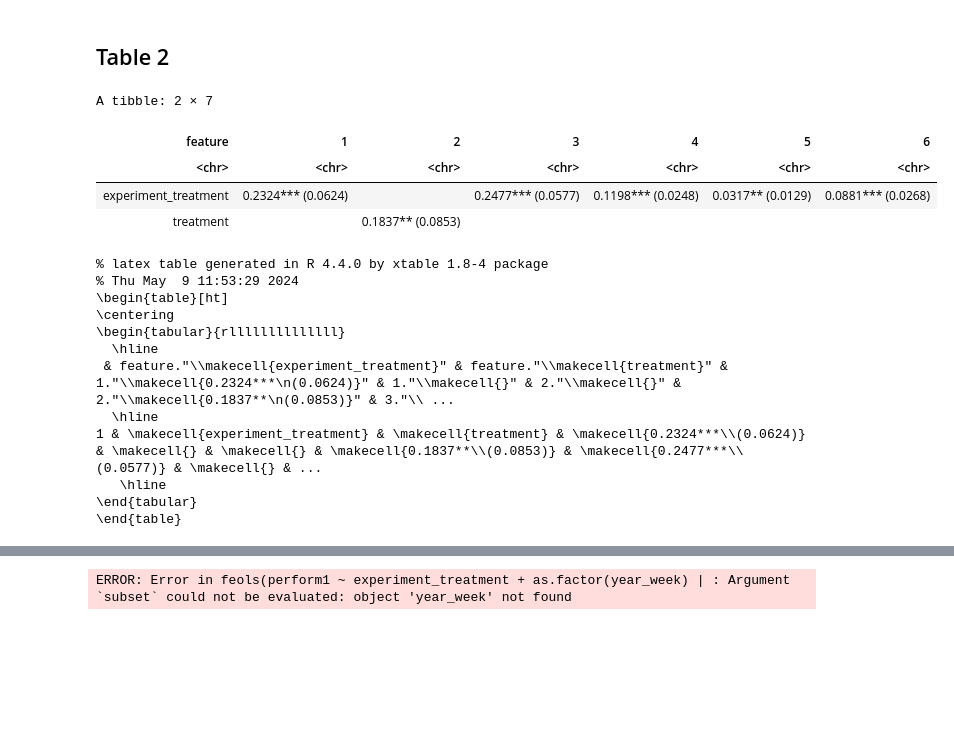
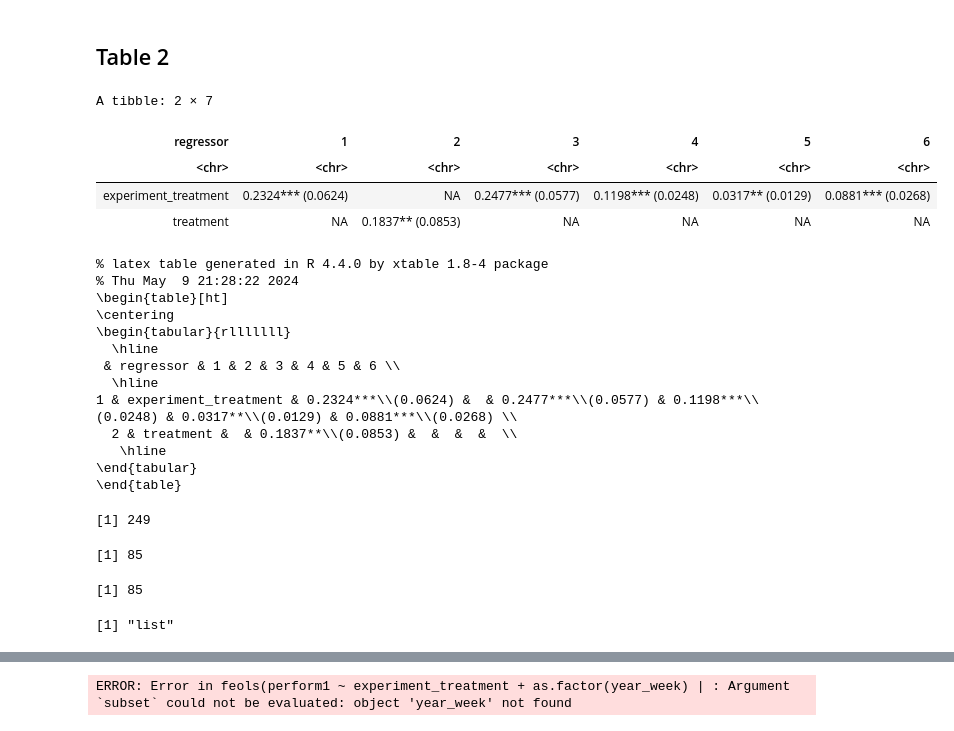
Before and after one commit to 0xandrewdu/stat_230a_final_project, a Jupyter notebook: reproduce_even.ipynb, the cells around one changed output, grey strips where cells are left out. Cells and saved outputs as stored; diff of their text form; code cells hidden in the pictures; blank space fills up the shorter version.

```diff
--- a/reproduce_even.ipynb
+++ b/reproduce_even.ipynb
@@ -67,8 +73,8 @@ wrap_with_makecell <- function(x) {
 }
 
 print_latex <- function (table_data) {
-  table_data <- lapply(table_data, function(x) lapply(x, wrap_with_makecell))
-  table_data <- data.frame(table_data, check.names = FALSE)
+  # table_data <- lapply(table_data, function(x) lapply(x, wrap_with_makecell))
+  # table_data <- data.frame(table_data, check.names = FALSE)
   table_data <- xtable(table_data)
   print(table_data, sanitize.text.function = function(x) gsub("\n", "\\\\\\\\", x))
 }
@@ -100,6 +106,23 @@ extract_2_coefs_factory <- function(feature1, feature2) {
 
   extract_coefs_fn
 }
+# %%
+extract_first_regressor <- function(model) {
+  summary_model <- summary(model)
+  coefs <- summary_model$coefficients
+
+  non_intercept_rows <- row.names(coefs) != "(Intercept)"
+  first_non_intercept <- which(non_intercept_rows)[1]
+
+  coef <- coefs[first_non_intercept, 1]
+  se <- coefs[first_non_intercept, 2]
+  stars <- symnum(coefs[first_non_intercept, 4], corr = FALSE, cutpoints = star_points, symbols = star_symbols)
+
+  regressor <- row.names(coefs)[first_non_intercept]
+
+  data.frame(regressor = regressor,
+             values = str_c(round(coef, digits=4), stars, "\n(", round(se, digits=4), ")"))
+}
 # %% [markdown]
 ## Table 2
 # %%
@@ -121,64 +144,64 @@ col_3_regression <- felm(phonecall ~ experiment_treatment + as.factor(year_week)
 col_4_regression <- felm(logphonecall ~ experiment_treatment + as.factor(year_week) | personid | 0 | personid,
                          data = performance_during_exper,
                          subset = (year_week != 201049 & (expgroup == 1 | expgroup == 0) & !is.na(logcallpersec) & phonecallraw > 20))
 
 col_5_regression <- felm(logcallpersec ~ experiment_treatment + as.factor(year_week) | personid | 0 | personid,
                          data = performance_during_exper,
                          subset = (year_week != 201049 & (expgroup == 1 | expgroup == 0) & !is.na(logphonecall) & phonecallraw > 20))
 
 col_6_regression <- felm(logcalllength ~ experiment_treatment + as.factor(year_week) | personid | 0 | personid,
                          data = performance_during_exper,
                          subset = (year_week != 201049 & (expgroup == 1 | expgroup == 0) & !is.na(logphonecall) & phonecallraw > 20))
 
 # wage_data <- read.dta("wage_new.dta")
 # col_7_regression <- felm(loggrosswage ~ experiment_treatment + as.factor(wage_month) | personid | 0 | personid,
 #                          data = wage_data,
 #                          subset = (wage_month < 201109))
 
-# extract_first_regressor <- function(model) {
-#   summary_model <- summary(model)
-#   coefs <- summary_model$coefficients
-
-#   non_intercept_rows <- row.names(coefs) != "(Intercept)"
-#   first_non_intercept <- which(non_intercept_rows)[1]
-
-#   coef <- coefs[first_non_intercept, 1]
-#   se <- coefs[first_non_intercept, 2]
-#   stars <- symnum(coefs[first_non_intercept, 4], corr = FALSE, cutpoints = star_points, symbols = star_symbols)
-
-#   regressor <- row.names(coefs)[first_non_intercept]
-
-#   data.frame(regressor = regressor,
-#              coef_se = str_c(round(coef, digits=4), stars, "\n(", round(se, digits=4), ")"))
-# }
-
-extract_first_regressor <- extract_2_coefs_factory("experiment_treatment", "treatment")
+# extract_first_regressor <- extract_2_coefs_factory("experiment_treatment", "treatment")
 
 model_list <- list(col_1_regression, col_2_regression, col_3_regression, col_4_regression, col_5_regression, col_6_regression)
 
 model_data <- model_list %>%
   map_dfr(extract_first_regressor, .id = "model")
 
 table_data <- model_data %>%
   pivot_wider(names_from = model, values_from = values)
 
 table_data
 print_latex(table_data)
 # %% [output]
 A tibble: 2 × 7
-| feature | 1 | 2 | 3 | 4 | 5 | 6 |
+| regressor | 1 | 2 | 3 | 4 | 5 | 6 |
 | <chr> | <chr> | <chr> | <chr> | <chr> | <chr> | <chr> |
-| experiment_treatment | 0.2324*** (0.0624) |  | 0.2477*** (0.0577) | 0.1198*** (0.0248) | 0.0317** (0.0129) | 0.0881*** (0.0268) |
-| treatment |  | 0.1837** (0.0853) |  |  |  |  |
+| experiment_treatment | 0.2324*** (0.0624) | NA | 0.2477*** (0.0577) | 0.1198*** (0.0248) | 0.0317** (0.0129) | 0.0881*** (0.0268) |
+| treatment | NA | 0.1837** (0.0853) | NA | NA | NA | NA |
 % latex table generated in R 4.4.0 by xtable 1.8-4 package
-% Thu May  9 11:53:29 2024
+% Thu May  9 21:28:22 2024
 \begin{table}[ht]
 \centering
-\begin{tabular}{rllllllllllllll}
+\begin{tabular}{rlllllll}
   \hline
- & feature."\\makecell{experiment_treatment}" & feature."\\makecell{treatment}" & 1."\\makecell{0.2324***\n(0.0624)}" & 1."\\makecell{}" & 2."\\makecell{}" & 2."\\makecell{0.1837**\n(0.0853)}" & 3."\\ ...
+ & regressor & 1 & 2 & 3 & 4 & 5 & 6 \\
   \hline
-1 & \makecell{experiment_treatment} & \makecell{treatment} & \makecell{0.2324***\\(0.0624)} & \makecell{} & \makecell{} & \makecell{0.1837**\\(0.0853)} & \makecell{0.2477***\\(0.0577)} & \makecell{} & ...
+1 & experiment_treatment & 0.2324***\\(0.0624) &  & 0.2477***\\(0.0577) & 0.1198***\\(0.0248) & 0.0317**\\(0.0129) & 0.0881***\\(0.0268) \\
+  2 & treatment &  & 0.1837**\\(0.0853) &  &  &  &  \\
    \hline
 \end{tabular}
 \end{table}
+# %%
+length(unique(col_1_data$personid))
+# %% [output]
+[1] 249
+# %%
+length(col_1_regression$residuals[idx, ])
+# %% [output]
+[1] 85
+# %%
+length(col_1_data$experiment_treatment[idx])
+# %% [output]
+[1] 85
+# %%
+class(corrs)
+# %% [output]
+[1] "list"
```
Also changed, not shown: parts of 14 cells of this notebook.
